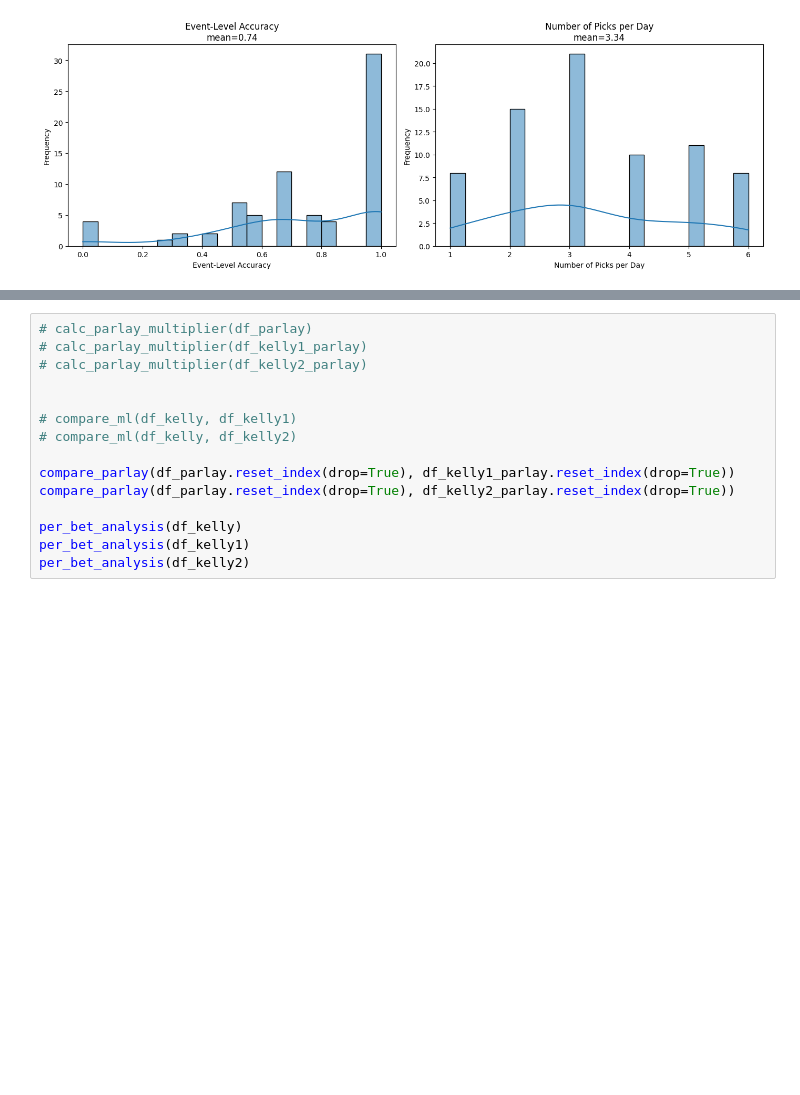
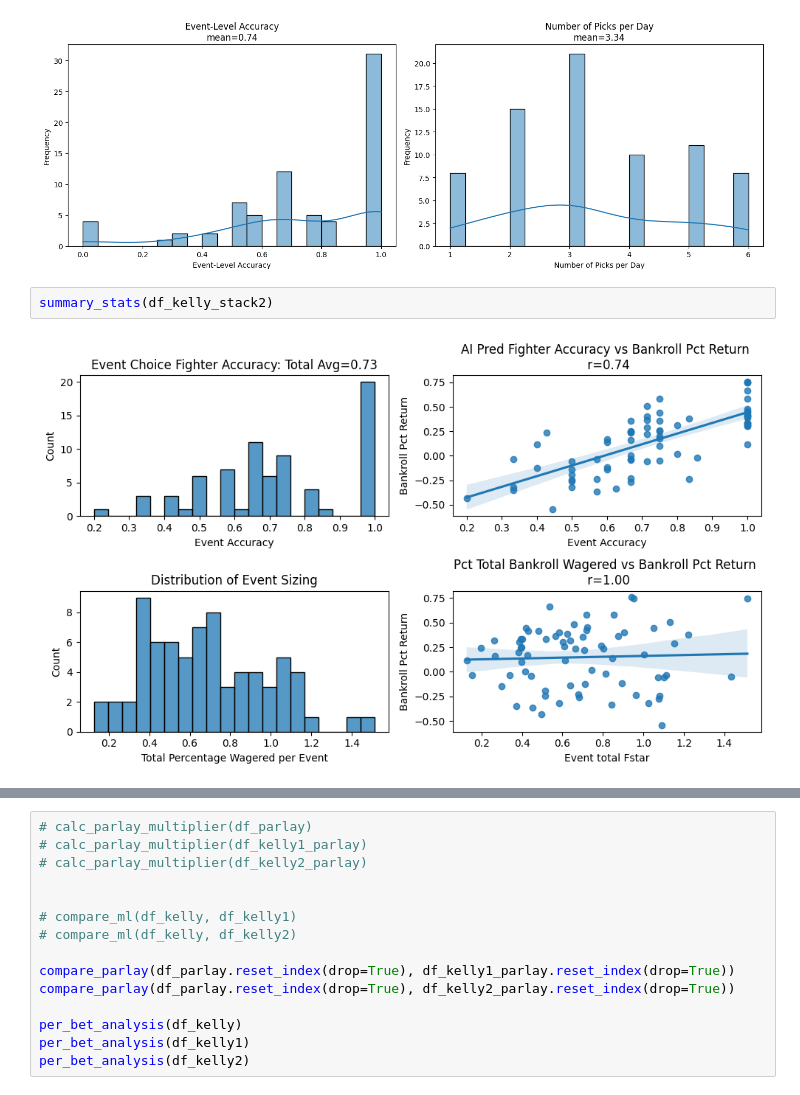
Before and after one commit to jcmarkowicz/sports_betting, a Jupyter notebook: BettingStrategy/Backtest/kelly_plots.ipynb, the cells around one changed output, grey strips where cells are left out. Drawn from its saved outputs; the diff is of its cells as text; blank space fills up the shorter version.

```diff
--- a/BettingStrategy/Backtest/kelly_plots.ipynb
+++ b/BettingStrategy/Backtest/kelly_plots.ipynb
@@ -93,3 +96,7 @@ pick_accuracy(df_kelly_stack1)
 # %% [output]
 [figure]
 [figure]
+# %%
+summary_stats(df_kelly_stack2)
+# %% [output]
+[figure, added]
```
Also changed, not shown: parts of 5 cells of this notebook, 24 other files.
